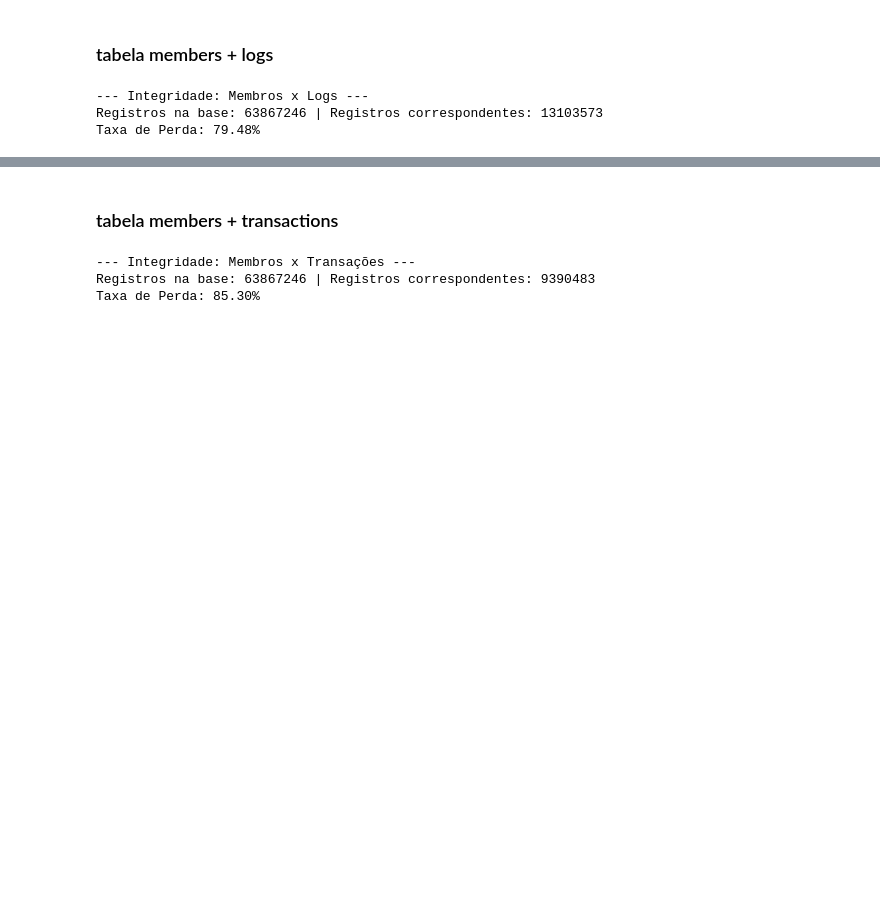
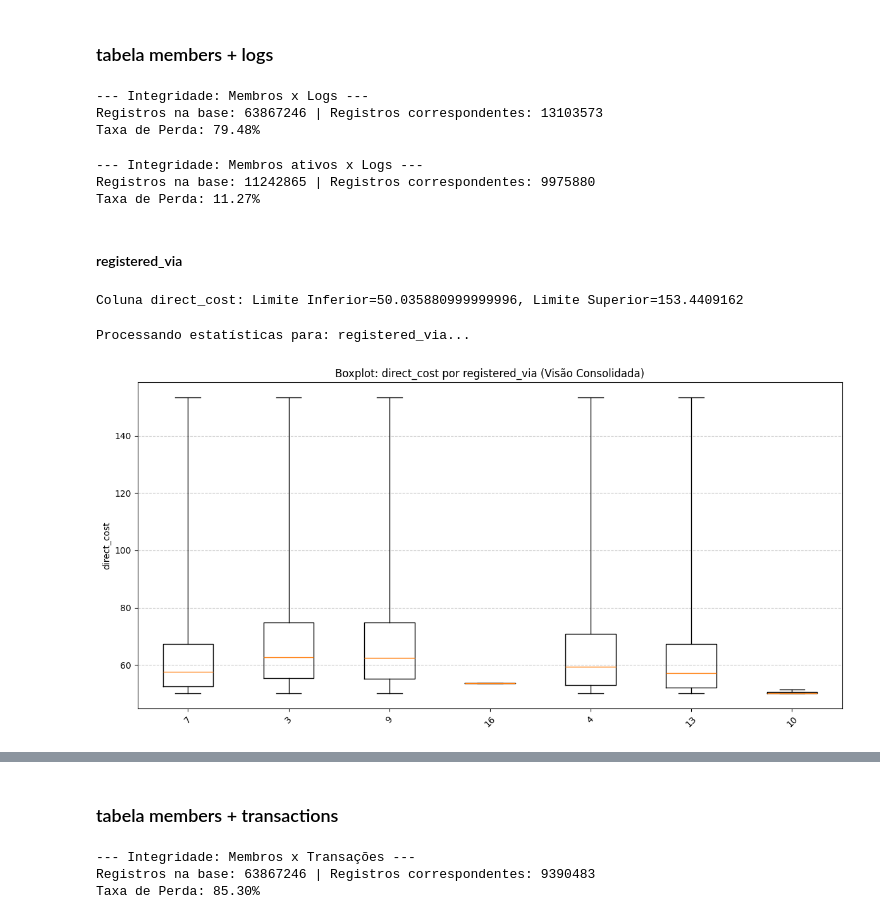
Before and after one commit to GuMauriz/datamaster, a Jupyter notebook: project.ipynb, the cells around one changed output, grey strips where cells are left out. Saved outputs shown, nothing was run; the diff lists cells and outputs as text; code cells hidden in the pictures; blank space fills up the shorter version.

```diff
--- a/project.ipynb
+++ b/project.ipynb
@@ -2536,0 +2631,21 @@ df_members_logs = df_members.join(df_logs, on=["msno", "safra"], how="full_outer
+# %%
+integridade_entre_bases(df_members.filter(F.col("is_ativo").isin(1)), df_logs, "Membros ativos x Logs")
+# %% [output]
+--- Integridade: Membros ativos x Logs ---
+Registros na base: 11242865 | Registros correspondentes: 9975880
+Taxa de Perda: 11.27%
+# %%
+df_atv_members_logs = df_members.filter(F.col("is_ativo").isin(1)).join(df_logs, on=["msno", "safra"], how="inner")
+# %% [markdown]
+#### registered_via
+# %%
+df_atv_members_logs = df_atv_members_logs.withColumn("direct_cost", (50 + (0.0051 * F.col("num_unq")) + (0.0001 * F.col("total_secs"))))
+# %%
+df_atv_members_logs = aplicar_winsorizacao(df_atv_members_logs, ["direct_cost"])
+# %% [output]
+Coluna direct_cost: Limite Inferior=50.035880999999996, Limite Superior=153.4409162
+# %%
+plot_boxplot(df_atv_members_logs, ["registered_via"], "direct_cost", agrupar_por_safra=False)
+# %% [output]
+Processando estatísticas para: registered_via...
+[figure, added]
```
Also changed, not shown: parts of 48 cells of this notebook.
